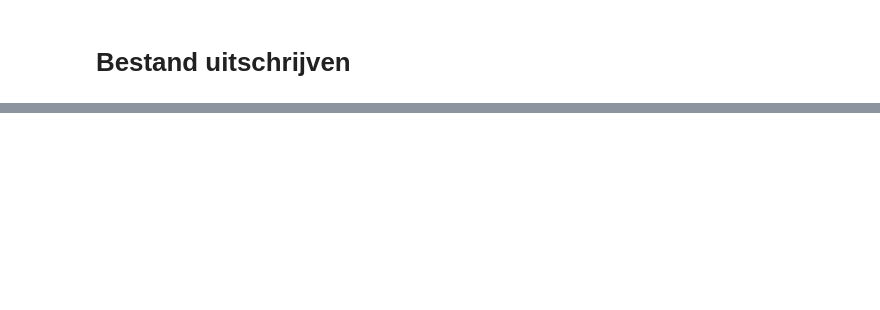
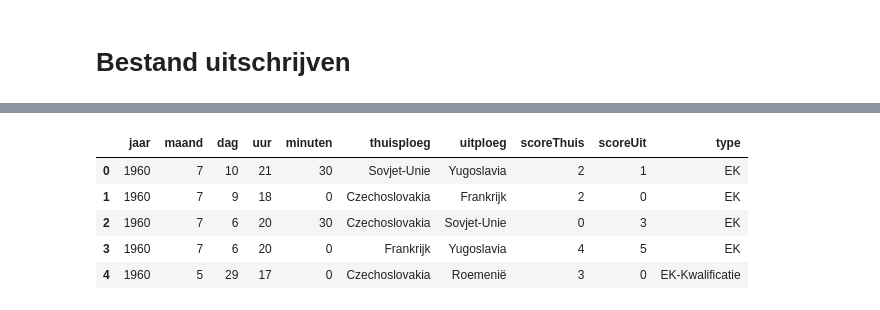
Before and after one commit to Pepijn-VanOotegem/EKProject, a Jupyter notebook: opkuisen/opkuisenFlashscore.ipynb, the cells around one changed output, grey strips where cells are left out. Cells and saved outputs as stored; diff of their text form; code cells hidden in the pictures; blank space fills up the shorter version.

```diff
--- a/opkuisen/opkuisenFlashscore.ipynb
+++ b/opkuisen/opkuisenFlashscore.ipynb
@@ -1044,3 +1046,20 @@ wedstrijden.update(ekPlayOffs)
+# %%
+wedstrijden['jaar'] = wedstrijden['jaar'].astype(int)
+wedstrijden['maand'] = wedstrijden['maand'].astype(int)
+wedstrijden['dag'] = wedstrijden['dag'].astype(int)
+wedstrijden['uur'] = wedstrijden['uur'].astype(int)
+wedstrijden['minuten'] = wedstrijden['minuten'].astype(int)
+wedstrijden['scoreThuis'] = wedstrijden['scoreThuis'].astype(int)
+wedstrijden['scoreUit'] = wedstrijden['scoreUit'].astype(int)
+# %%
+wedstrijden.head()
+# %% [output]
+|  | jaar | maand | dag | uur | minuten | thuisploeg | uitploeg | scoreThuis | scoreUit | type |
+| 0 | 1960 | 7 | 10 | 21 | 30 | Sovjet-Unie | Yugoslavia | 2 | 1 | EK |
+| 1 | 1960 | 7 | 9 | 18 | 0 | Czechoslovakia | Frankrijk | 2 | 0 | EK |
+| 2 | 1960 | 7 | 6 | 20 | 30 | Czechoslovakia | Sovjet-Unie | 0 | 3 | EK |
+| 3 | 1960 | 7 | 6 | 20 | 0 | Frankrijk | Yugoslavia | 4 | 5 | EK |
+| 4 | 1960 | 5 | 29 | 17 | 0 | Czechoslovakia | Roemenië | 3 | 0 | EK-Kwalificatie |
 # %%
 output_dir = '../data/csv/opgekuist/'
 
```
Also changed, not shown: parts of 13 cells of this notebook, 6 other files.
